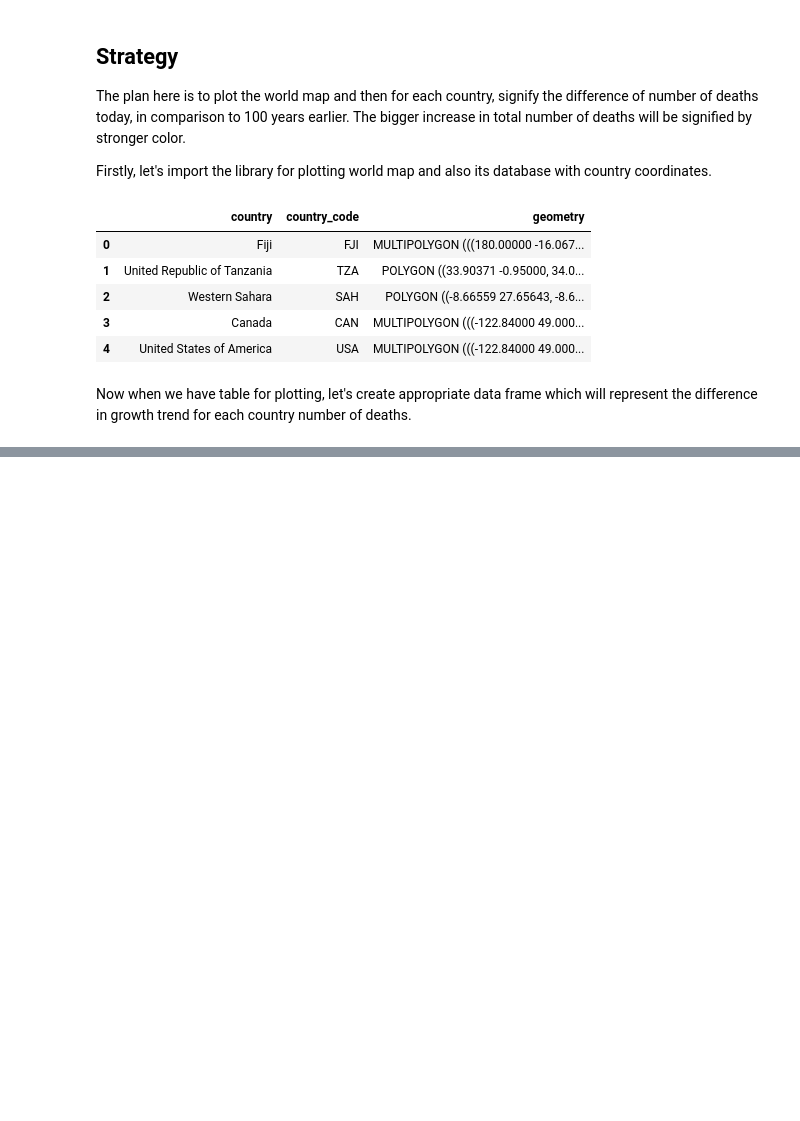
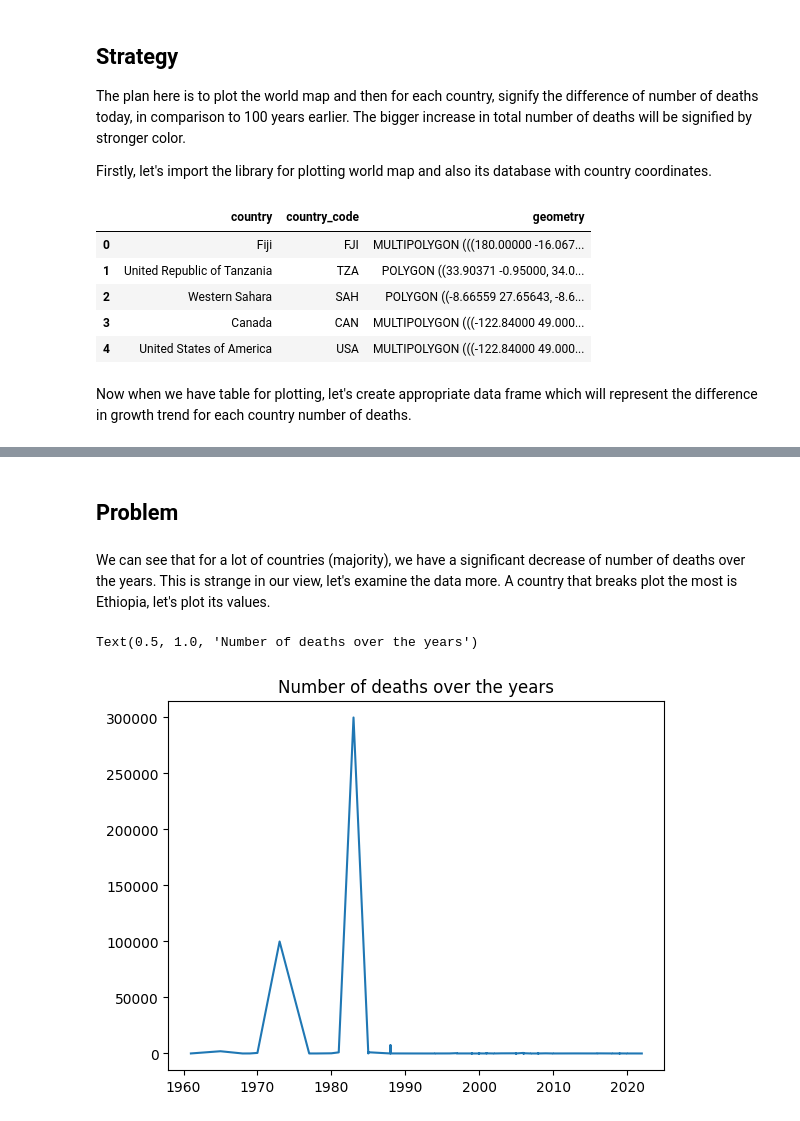
Before and after one commit to r-Files/DOPP, a Jupyter notebook: jupyter_notebooks/lab_question_b.ipynb, the cells around one changed output, grey strips where cells are left out. Drawn from its saved outputs; the diff is of its cells as text; code cells hidden in the pictures; blank space fills up the shorter version.

```diff
--- a/jupyter_notebooks/lab_question_b.ipynb
+++ b/jupyter_notebooks/lab_question_b.ipynb
@@ -150,3 +145,14 @@ Loading BokehJS ...
 [interactive output not drawn]
 [interactive output not drawn]
 [interactive output not drawn]
+# %% [markdown]
+## Problem
+# %% [markdown]
+We can see that for a lot of countries (majority), we have a significant decrease of number of deaths over the years. This is strange in our view, let's examine the data more.
+A country that breaks plot the most is Ethiopia, let's plot its values.
+# %%
+plt.plot(each_country_dict["ETH"]["Start_Year"], each_country_dict["ETH"]["Total_Deaths"])
+plt.title("Number of deaths over the years")
+# %% [output]
+Text(0.5, 1.0, 'Number of deaths over the years')
+[figure, added]
```
Also changed, not shown: parts of 7 cells of this notebook.
